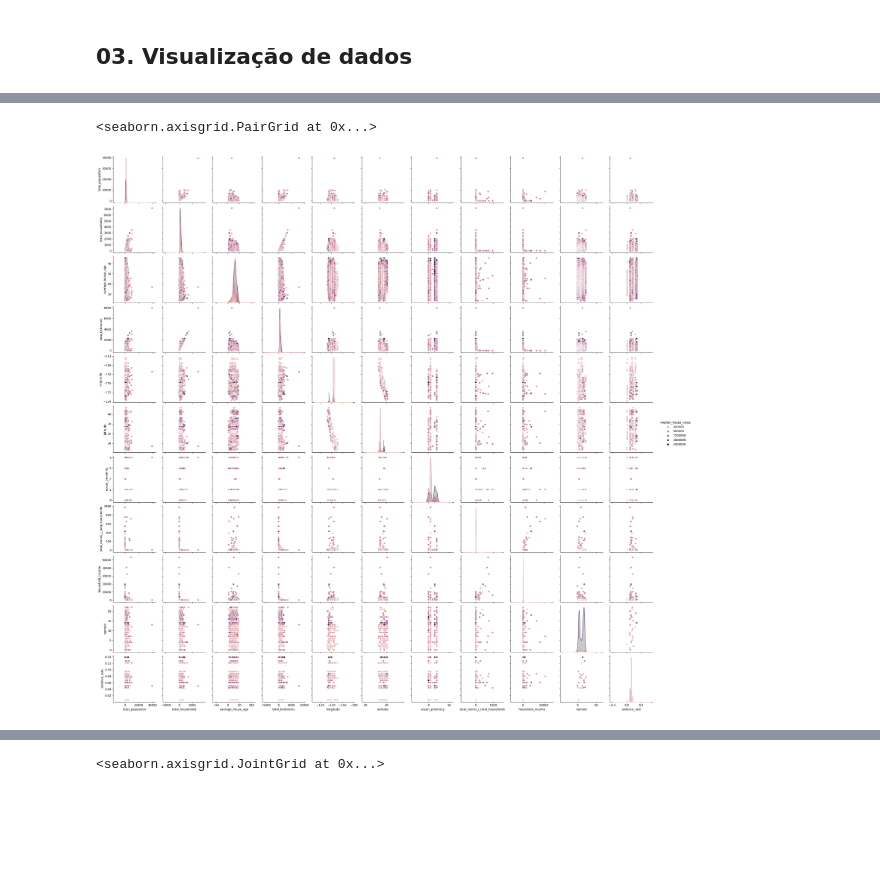
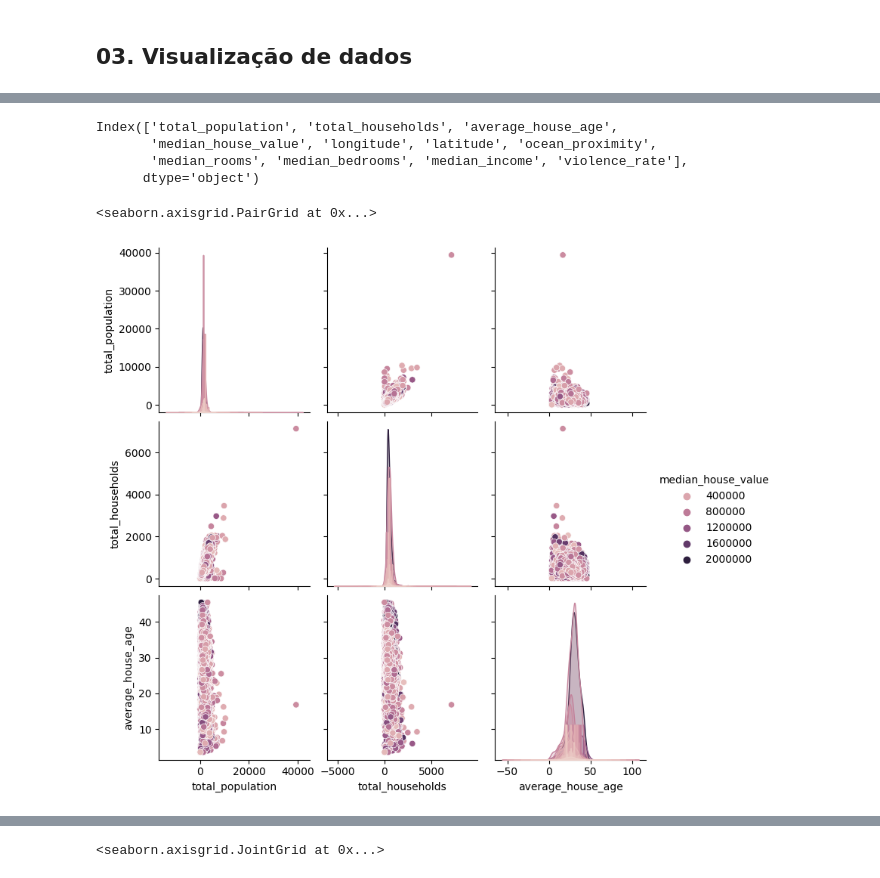
Before and after one commit to christhiangoncalves/Calculo_de_Preco_Casas_California, a Jupyter notebook: California_house_Price.ipynb, the cells around one changed output, grey strips where cells are left out. Drawn from its saved outputs; the diff is of its cells as text; code cells hidden in the pictures; blank space fills up the shorter version.

```diff
--- a/California_house_Price.ipynb
+++ b/California_house_Price.ipynb
@@ -330,0 +335,4 @@ df_house['nameid'] = df_house['name'].str.replace(' County', '')
+# %%
+del df_crime['Rape(legacy definition)']
+df_crime.dropna(inplace=True)
+df_crime
@@ -331,19 +422,16 @@ df_house['nameid'] = df_house['name'].str.replace(' County', '')
 # %%
-#retirando a virgula que separa a casa de milhar dos dados
-df_crime = df_crime.replace(',', '', regex=True)
+#retirando o valor 3 do final do nome de algumas cidades
+df_crime['County'] = df_crime['County'].str.replace('3', '')
 
-#retirando o valor 3 do final do nome de algumas cidades
-df_crime['City'] = df_crime['City'].str.replace('3', '')
+df_temp = df_house.groupby('name')['total_population'].sum().reset_index()
+df_temp
 
-#Transformando valores string em inteiros
-df_crime[['Population','Violent crime','Murder and nonnegligent manslaughter','Rape (revised definition)','Robbery','Aggravated assault','Property crime','Burglary','Larceny-theft','Motor vehicle theft','Arson']] = df_crime[['Population','Violent crime','Murder and nonnegligent manslaughter','Rape (revised definition)','Robbery','Aggravated assault','Property crime','Burglary','Larceny-theft','Motor vehicle theft','Arson']].astype(int)
-
-#calculando o indice de violencia das cidades
-df_crime['violence_rate'] = (df_crime['Violent crime'] + df_crime['Murder and nonnegligent manslaughter'] + df_crime['Rape (revised definition)'] +
+""" #calculando o indice de violencia das cidades
+df_crime['violence_rate'] = ((df_crime['Violent crime'] + df_crime['Murder and nonnegligent manslaughter'] + df_crime['Rape (revised definition)'] +
                              df_crime['Robbery'] + df_crime['Aggravated assault'] + df_crime['Property crime'] + df_crime['Burglary'] +
-                             df_crime['Larceny-theft'] + df_crime['Motor vehicle theft'] + df_crime['Arson'])/df_crime['Population']
+                             df_crime['Larceny-theft'] + df_crime['Motor vehicle theft'] + df_crime['Arson'])/df_crime['Population'])*100
 
 #reduzindo o dataframe a duas colunas que serão utilizadas no merge
-df_crime_select = df_crime[["City",'violence_rate']]
-df_crime_select.describe()
+df_crime_select = df_crime[["County",'violence_rate']]
+df_crime_select.describe() """
 # %% [output]
@@ -359,8 +439,9 @@ df_crime_select.describe()
 # %%
 #Realizando o merge dos dataframes
-df_merged_h_c = pd.merge(df_house, df_crime_select, left_on='nameid',right_on='City', how='left')
+df_merged_h_c = pd.merge(df_house, df_crime_select, left_on='name',right_on='County', how='left')
 df_merged_h_c.isna().mean()
 
-#df = df_merged_h_c[df_merged_h_c.isnull().any(axis=1)]
-#df.groupby('nameid').size().reset_index()
+df = df_merged_h_c[df_merged_h_c.isnull().any(axis=1)]
+df.groupby('name').size().reset_index()
+df_merged_h_c.groupby('name')['total_population'].sum().reset_index()
 # %% [output]
@@ -430,11 +496,17 @@ memory usage: 2.0+ MB
-# %%
-df_merged_h_c['nameid'] =  LabelEncoder().fit_transform(df_merged_h_c['nameid'])
+# %%
+df_merged_h_c.columns
+# %% [output]
+Index(['total_population', 'total_households', 'average_house_age',
+       'median_house_value', 'longitude', 'latitude', 'ocean_proximity',
+       'median_rooms', 'median_bedrooms', 'median_income', 'violence_rate'],
+      dtype='object')
 # %%
-df_merged_h_c['nameid'] =  LabelEncoder().fit_transform(df_merged_h_c['nameid'])
-
-encoded_Cityid = pd.get_dummies(df_merged_h_c['nameid'],prefix='city')
-sns.pairplot(df_merged_h_c,hue= 'median_house_value')
+plot1 = ['median_house_value','total_population', 'total_households', 'average_house_age']
+plot2 = ['median_house_value','total_bedrooms', 'longitude', 'latitude','ocean_proximity']
+plot3 = ['median_house_value', 'total_rooms_/_total_households', 'household_income','violence_rate']
+#encoded_Cityid = pd.get_dummies(df_merged_h_c['nameid'],prefix='city')
+sns.pairplot(df_merged_h_c[plot1 ],hue= 'median_house_value')
 #encoded_Cityid.
 # %% [output]
 <seaborn.axisgrid.PairGrid at 0x...>
-[figure, old version]
+[figure, new version]
```
Also changed, not shown: parts of 23 cells of this notebook.
